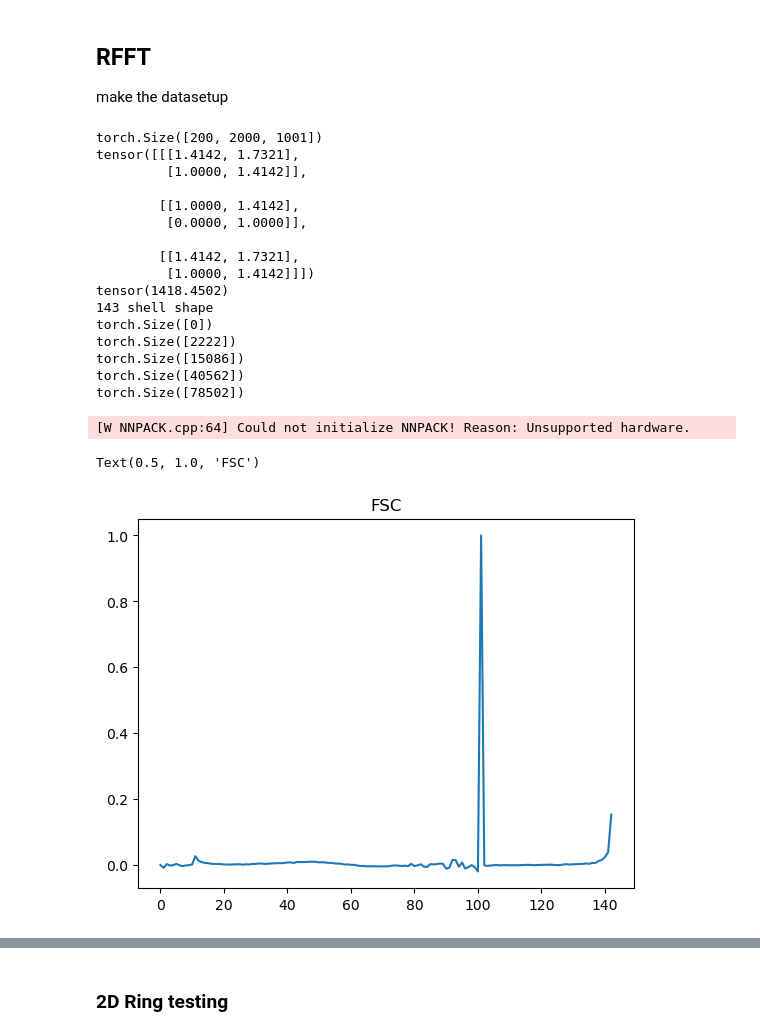
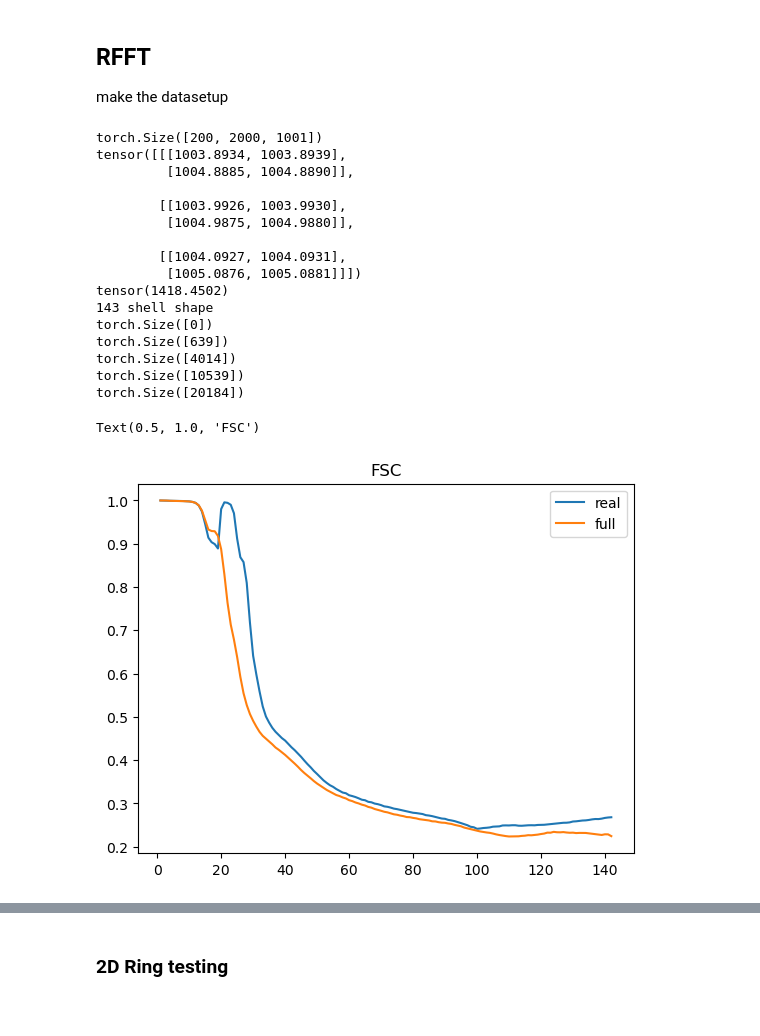
Before and after one commit to henrynjones/tomo_suli, a Jupyter notebook: FSC.ipynb, the cells around one changed output, grey strips where cells are left out. Drawn from its saved outputs; the diff is of its cells as text; code cells hidden in the pictures.

```diff
--- a/FSC.ipynb
+++ b/FSC.ipynb
@@ -83,8 +87,8 @@ make the datasetup
 # %%
 def make_rfreq_radius(tensor1_shape: torch.Tensor):
     print(tensor1_shape)
-    meshgrid = torch.meshgrid([torch.arange(tensor1_shape[0])  - tensor1_shape[0]/2,
-                                torch.arange(tensor1_shape[1]) - tensor1_shape[1]/2,
+    meshgrid = torch.meshgrid([torch.arange(tensor1_shape[0]).float(),
+                                torch.arange(tensor1_shape[1]).float(),
                                 torch.arange(tensor1_shape[2]).float()], #don't adjust the last one, because we did rfft
                                 indexing = 'ij')
     freq_radius = torch.sqrt(torch.pow(meshgrid[0],2) + torch.pow(meshgrid[1],2) + torch.pow(meshgrid[2],2))
@@ -92,12 +96,12 @@ def make_rfreq_radius(tensor1_shape: torch.Tensor):
     return freq_radius
 
 def _normalised_cc_real_1d(tensor1: torch.Tensor, tensor2:torch.Tensor):
-    #correlation = torch.dot(tensor1, torch.conj(tensor2))
-    if tensor1.shape[0] == 0:
-        return 0
-    else:
-        correlation = torch.nn.functional.conv1d(tensor1.unsqueeze(0).unsqueeze(0), tensor2.unsqueeze(0).unsqueeze(0))
-        return correlation / (torch.linalg.norm(tensor1) * torch.linalg.norm(tensor2))
+    correlation = torch.dot(tensor1, torch.conj(tensor2))
+    #if tensor1.shape[0] == 0:
+    #    return 0
+    #else:
+    #    correlation = torch.nn.functional.conv1d(tensor1.unsqueeze(0).unsqueeze(0), tensor2.unsqueeze(0).unsqueeze(0))
+    return correlation / (torch.linalg.norm(tensor1) * torch.linalg.norm(tensor2))
 
 
 def compute_rfsc(tensor1: torch.Tensor, tensor2: torch.Tensor):
@@ -135,25 +139,26 @@ def compute_rfsc(tensor1: torch.Tensor, tensor2: torch.Tensor):
 fsc = compute_rfsc(noisy_image, denoised_tensor)
 # %% [output]
 torch.Size([200, 2000, 1001])
-tensor([[[1.4142, 1.7321],
-         [1.0000, 1.4142]],
+tensor([[[1003.8934, 1003.8939],
+         [1004.8885, 1004.8890]],
 
-        [[1.0000, 1.4142],
-         [0.0000, 1.0000]],
+        [[1003.9926, 1003.9930],
+         [1004.9875, 1004.9880]],
 
-        [[1.4142, 1.7321],
-         [1.0000, 1.4142]]])
+        [[1004.0927, 1004.0931],
+         [1005.0876, 1005.0881]]])
 tensor(1418.4502)
 143 shell shape
 torch.Size([0])
-torch.Size([2222])
-torch.Size([15086])
-torch.Size([40562])
-torch.Size([78502])
+torch.Size([639])
+torch.Size([4014])
+torch.Size([10539])
+torch.Size([20184])
-[W NNPACK.cpp:64] Could not initialize NNPACK! Reason: Unsupported hardware.
 # %%
-plt.plot(np.arange(143), fsc.numpy())
+plt.plot(np.arange(len(fsc.numpy())), fsc.numpy(), label= 'real')
+plt.plot(np.arange(len(fsc.numpy())), np.real(full_fsc.numpy()), label = 'full')
+plt.legend()
 plt.title("FSC")
 # %% [output]
 Text(0.5, 1.0, 'FSC')
-[figure, old version]
+[figure, new version]
```
Also changed, not shown: parts of 27 cells of this notebook.
